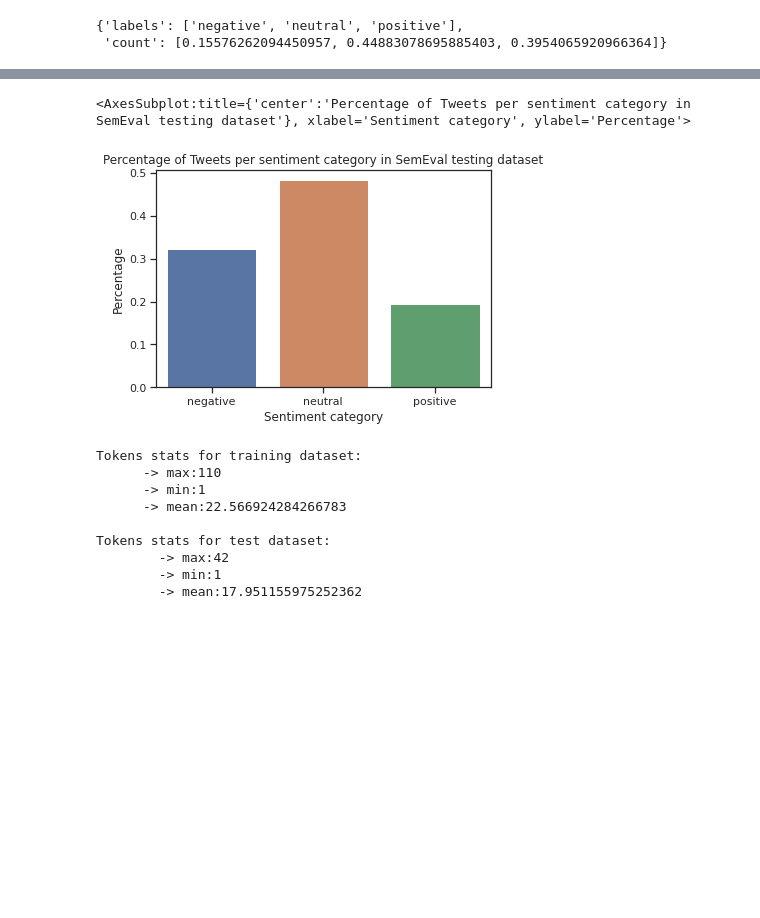
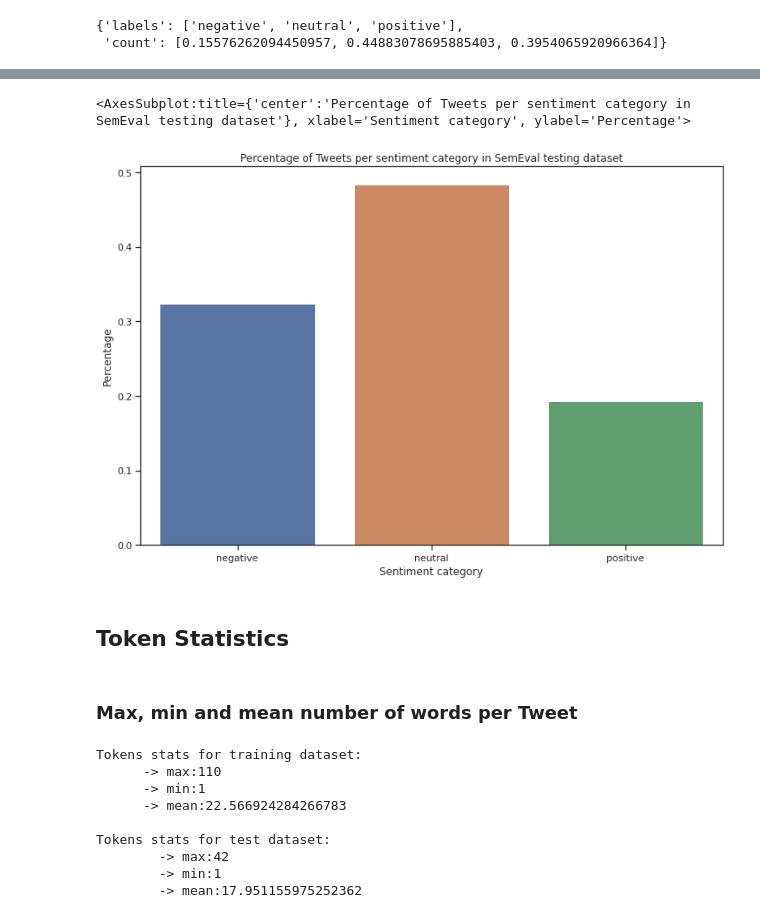
Before and after one commit to rafaelmag110/bert-twitter, a Jupyter notebook: Notebooks/SemEval_EDA.ipynb, the cells around one changed output, grey strips where cells are left out. Drawn from its saved outputs; the diff is of its cells as text; code cells hidden in the pictures; blank space fills up the shorter version.

```diff
--- a/Notebooks/SemEval_EDA.ipynb
+++ b/Notebooks/SemEval_EDA.ipynb
@@ -89,10 +89,15 @@ test_dist['count'].append(test_df[test_df['target'] == 0].shape[0] / test_df.sha
 test_dist['count'].append(test_df[test_df['target'] == 1].shape[0] / test_df.shape[0])
 test_dist['count'].append(test_df[test_df['target'] == 2].shape[0] / test_df.shape[0])
 # %%
+plt.figure(figsize=(12,8))
 plt.title('Percentage of Tweets per sentiment category in SemEval testing dataset')
 plt.xlabel('Sentiment category')
 plt.ylabel('Percentage')
 sns.barplot(x=test_dist['labels'], y=test_dist['count'])
 # %% [output]
 <AxesSubplot:title={'center':'Percentage of Tweets per sentiment category in SemEval testing dataset'}, xlabel='Sentiment category', ylabel='Percentage'>
-[figure, old version]
+[figure, new version]
+# %% [markdown]
+## Token Statistics
+# %% [markdown]
+### Max, min and mean number of words per Tweet
```
Also changed, not shown: parts of 40 cells of this notebook.
